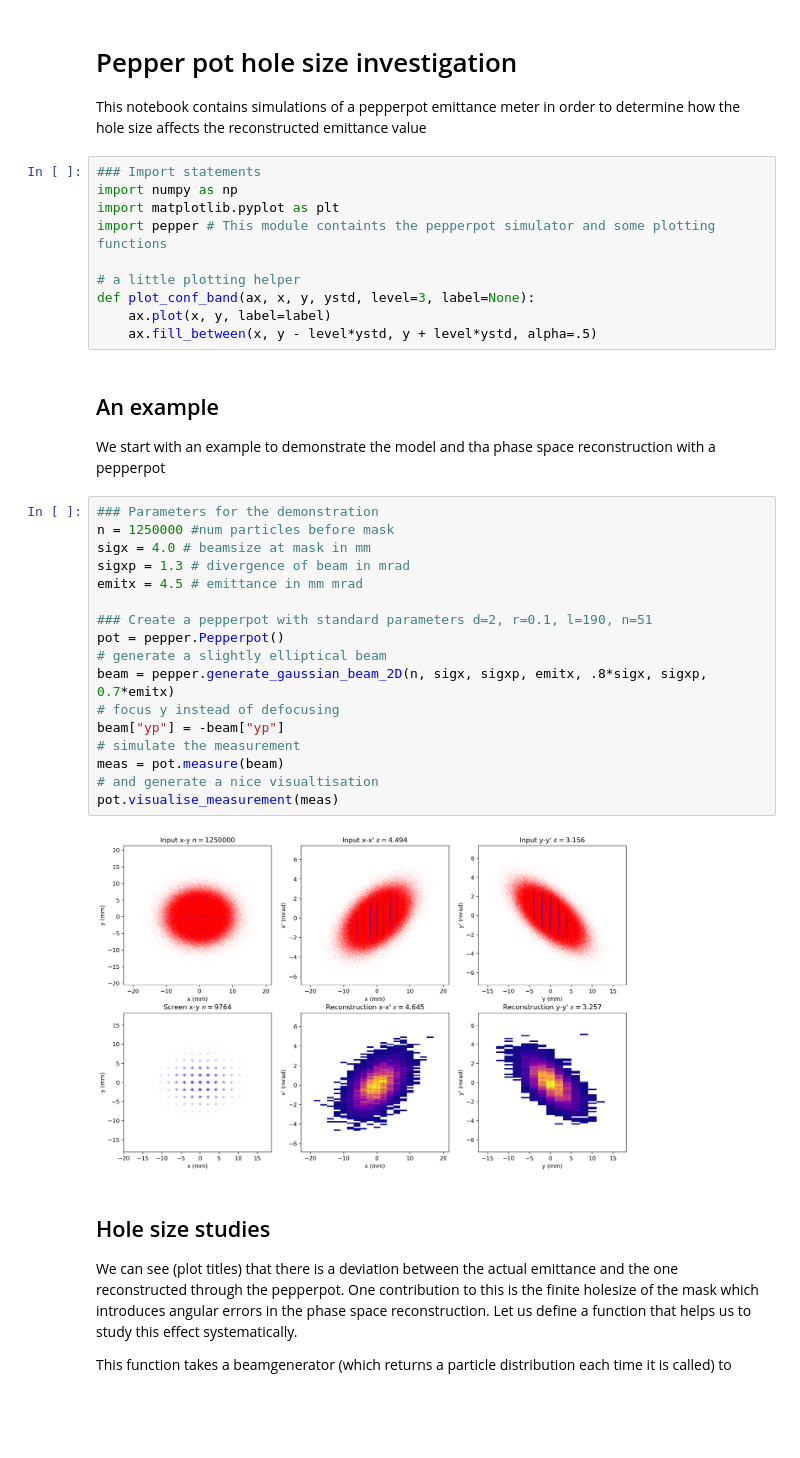
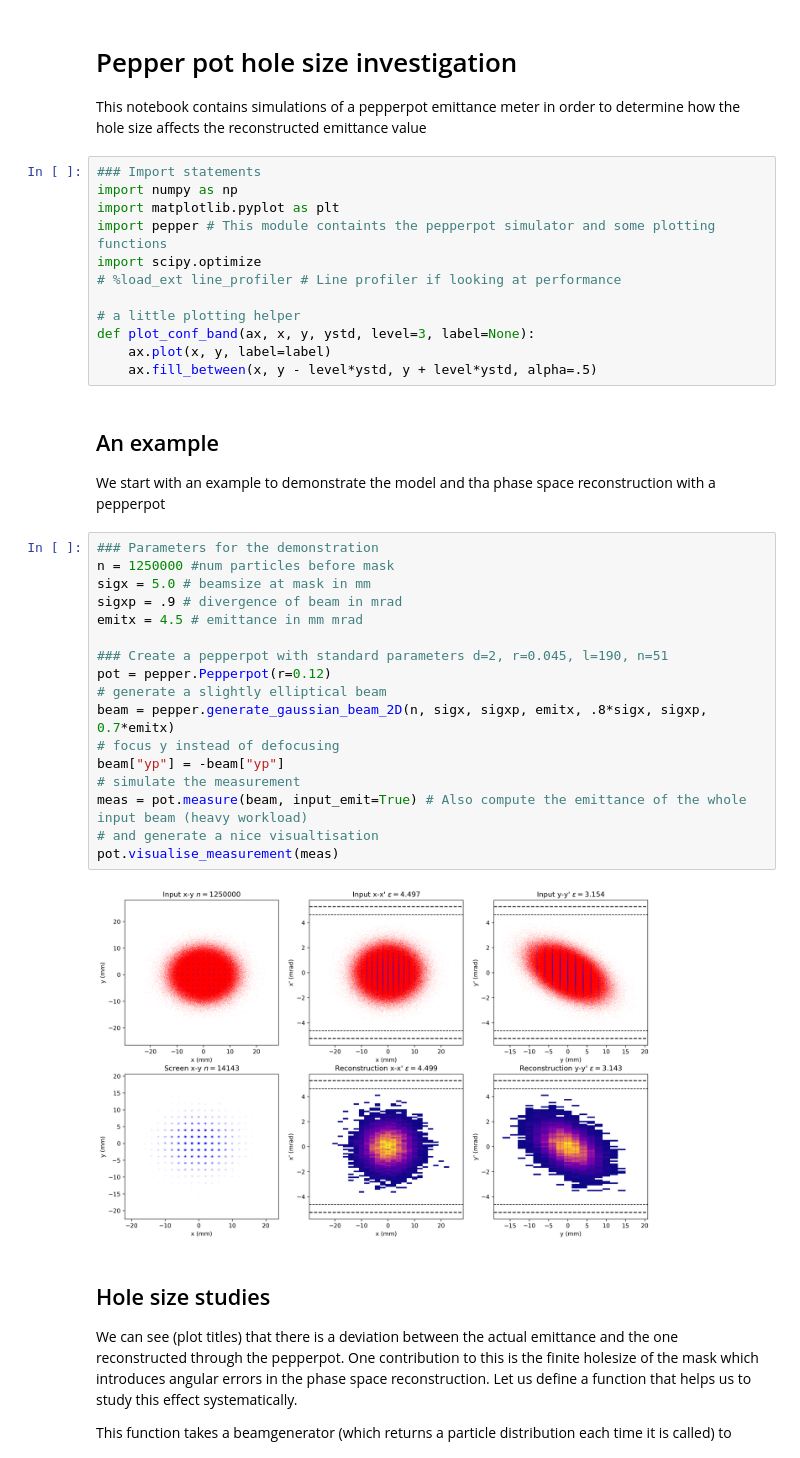
Before and after one commit to HPLegion/PepperpotSim, a Jupyter notebook: hole_size_investigation.ipynb, the cells around one changed output. Cells and saved outputs as stored; diff of their text form; blank space fills up the shorter version.

```diff
--- a/hole_size_investigation.ipynb
+++ b/hole_size_investigation.ipynb
@@ -6,6 +6,8 @@ This notebook contains simulations of a pepperpot emittance meter in order to de
 import numpy as np
 import matplotlib.pyplot as plt
 import pepper # This module containts the pepperpot simulator and some plotting functions
+import scipy.optimize
+# %load_ext line_profiler # Line profiler if looking at performance
 
 # a little plotting helper
 def plot_conf_band(ax, x, y, ystd, level=3, label=None):
@@ -17,22 +19,22 @@ We start with an example to demonstrate the model and tha phase space reconstruc
 # %%
 ### Parameters for the demonstration
 n = 1250000 #num particles before mask
-sigx = 4.0 # beamsize at mask in mm
-sigxp = 1.3 # divergence of beam in mrad
+sigx = 5.0 # beamsize at mask in mm
+sigxp = .9 # divergence of beam in mrad
 emitx = 4.5 # emittance in mm mrad
 
-### Create a pepperpot with standard parameters d=2, r=0.1, l=190, n=51
-pot = pepper.Pepperpot()
+### Create a pepperpot with standard parameters d=2, r=0.045, l=190, n=51
+pot = pepper.Pepperpot(r=0.12)
 # generate a slightly elliptical beam
 beam = pepper.generate_gaussian_beam_2D(n, sigx, sigxp, emitx, .8*sigx, sigxp, 0.7*emitx)
 # focus y instead of defocusing
 beam["yp"] = -beam["yp"]
 # simulate the measurement
-meas = pot.measure(beam)
+meas = pot.measure(beam, input_emit=True) # Also compute the emittance of the whole input beam (heavy workload)
 # and generate a nice visualtisation
 pot.visualise_measurement(meas)
 # %% [output]
-[figure, old version]
+[figure, new version]
 # %% [markdown]
 ## Hole size studies
 We can see (plot titles) that there is a deviation between the actual emittance and the one reconstructed through the pepperpot.
```
Also changed, not shown: parts of 5 cells of this notebook, 1 other file.
